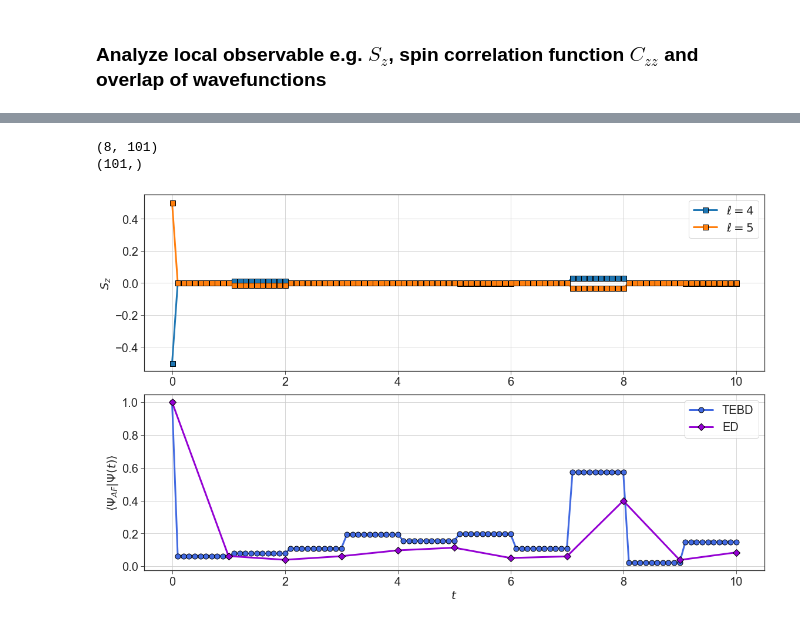
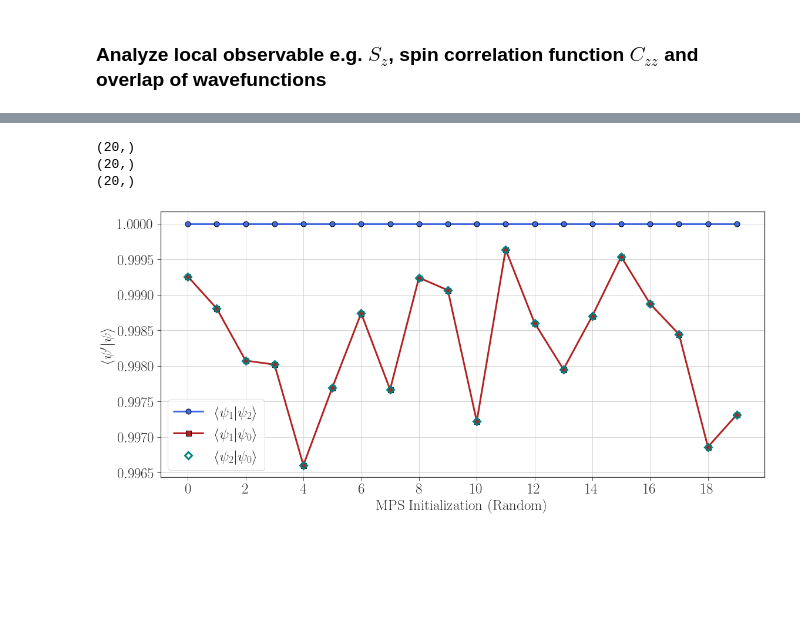
Before and after one commit to xiaobo-23/EntangledLightConeSampling, a Jupyter notebook: HQA_Data_Analysis.ipynb, the cells around one changed output, grey strips where cells are left out. Saved outputs shown, nothing was run; the diff lists cells and outputs as text; code cells hidden in the pictures; blank space fills up the shorter version.

```diff
--- a/HQA_Data_Analysis.ipynb
+++ b/HQA_Data_Analysis.ipynb
@@ -31,35 +31,30 @@ file.keys()
-# %%
-'''
-    Plot time evolution of Sz on the central site (N//2) and overlap of the initial wavefunction and time-evolved wavefunction
-'''
-
-fig = plt.figure(figsize = (16, 16 * goldenRatio), tight_layout = True)
-spec = gridspec.GridSpec(nrows = 2, ncols = 1, figure = fig)
-plt.style.use('seaborn-ticks')
-
-ax1 = fig.add_subplot(spec[0, 0])
-Sz = np.array(file['Sz']); print(Sz.shape)
-ax1.plot(np.arange(0., 10.1, 0.1), Sz[3, :], linewidth = 3, marker = 's', markersize = 9,
-        markeredgecolor = 'black', label = r'$\ell=4$')
-ax1.plot(np.arange(0., 10.1, 0.1), Sz[4, :], linewidth = 3, marker = 's', markersize = 9,
-        markeredgecolor = 'black', label = r'$\ell=5$')
-ax1.set_ylabel(r'$S_{z}$', fontsize = 20)
-ax1.tick_params(axis = "both", which = "major", labelsize = 20)
-ax1.grid()
-ax1.legend(frameon = True, fontsize = 20)
-
-ax2 = fig.add_subplot(spec[1, 0])
-PsiOverlap = np.array(file['Wavefunction Overlap']); print(PsiOverlap.shape)
-ax2.plot(np.arange(0., 10.1, 0.1), PsiOverlap, color = 'royalblue', linewidth = 3, marker = 'o', markersize = 9,
-        markeredgecolor = 'black', label = r'TEBD')
-ax2.plot(np.arange(0, 11, 1), np.real(PsiOverlap_ED), color = 'darkviolet', linewidth = 3, marker = 'D', markersize = 9,
-        markeredgecolor = 'black', label = r'ED')
-ax2.set_xlabel(r'$t$', fontsize = 20)
-ax2.set_ylabel(r'$\langle \Psi_{AF} | \Psi(t) \rangle$', fontsize = 20)
-ax2.tick_params(axis = "both", which = "major", labelsize = 20)
-ax2.legend(frameon = True, fontsize = 20)
-ax2.grid()
-# %% [output]
-(8, 101)
-(101,)
-[figure, removed]
+# %%
+'''
+    Plot the overlap of wavefunctions obtained by apply the long-range gate in two ways
+'''
+
+fig = plt.figure(figsize = (16, 12 * goldenRatio), tight_layout = True)
+spec = gridspec.GridSpec(nrows = 1, ncols = 1, figure = fig)
+plt.style.use('seaborn-ticks')
+
+ax1 = fig.add_subplot(spec[0, 0])
+overlap  = np.array(file['overlap']); print(overlap.shape)
+overlap1 = np.array(file['overlap1']); print(overlap1.shape)
+overlap2 = np.array(file['overlap2']); print(overlap2.shape)
+
+ax1.plot(np.arange(20), overlap,  linewidth = 3, color = 'royalblue', marker = 'o', markersize = 9, markeredgecolor = 'black', label = r'$\langle \psi_{1} | \psi_{2} \rangle$')
+ax1.plot(np.arange(20), overlap1, linewidth = 3, color = 'firebrick', marker = 's', markersize = 9, markeredgecolor = 'black', label = r'$\langle \psi_{1} | \psi_{0} \rangle$')
+ax1.plot(np.arange(20), overlap2, linewidth = 3, linestyle = '', marker = 'D', markersize = 9, markeredgewidth = 3, markeredgecolor = 'teal', markerfacecolor = 'none', label = r'$\langle \psi_{2} | \psi_{0} \rangle$')
+
+ax1.set_xlabel(r'$\rm MPS \; Initialization \; (Random)$', fontsize = 25)
+ax1.set_ylabel(r'$\langle \psi^{\prime} | \psi \rangle$', fontsize = 25)
+ax1.set_xticks(np.arange(0, 20, 2))
+ax1.tick_params(axis = "both", which = "major", labelsize = 25)
+ax1.grid()
+ax1.legend(frameon = True, fontsize = 25)
+plt.savefig('Figures/Long_Range_Two_Site_Check_Wavefunction_Overlap.pdf')
+# %% [output]
+(20,)
+(20,)
+(20,)
+[figure, added]
```
Also changed, not shown: parts of 33 cells of this notebook, 3 other files.
